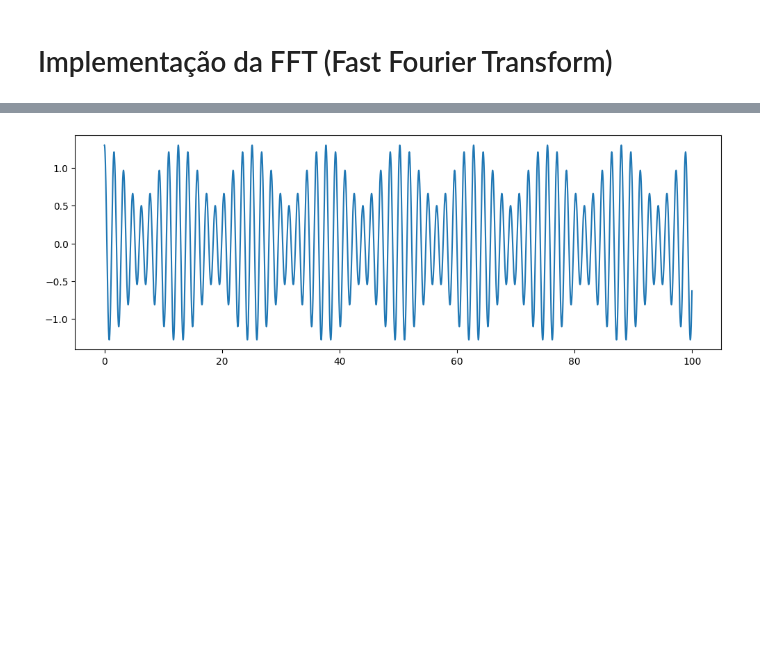
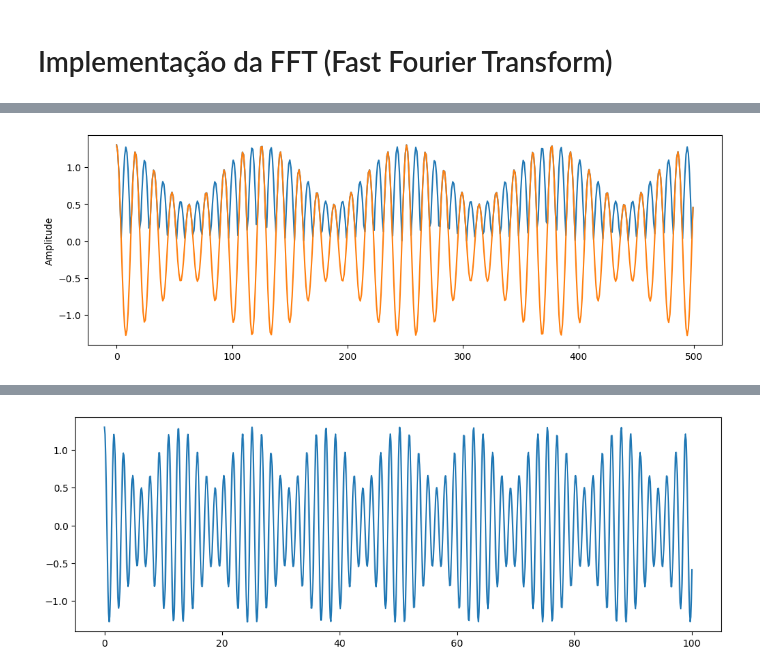
Before and after one commit to vidomirana/Analise-Sincronia-SeriesTemporais-Soja, a Jupyter notebook: Processamento_Sinais.ipynb, the cells around one changed output, grey strips where cells are left out. Saved outputs shown, nothing was run; the diff lists cells and outputs as text; code cells hidden in the pictures; blank space fills up the shorter version.

```diff
--- a/Processamento_Sinais.ipynb
+++ b/Processamento_Sinais.ipynb
@@ -27,0 +42,8 @@ fase = np.arctan2(np.imag(w), np.real(w))
+# %%
+plt.figure(figsize=(12,4))
+plt.ylabel('Amplitude')
+plt.plot(1000*amp[0:500])
+plt.plot(s[0:500])
+plt.show()
+# %% [output]
+[figure, added]
```
Also changed, not shown: parts of 7 cells of this notebook.
